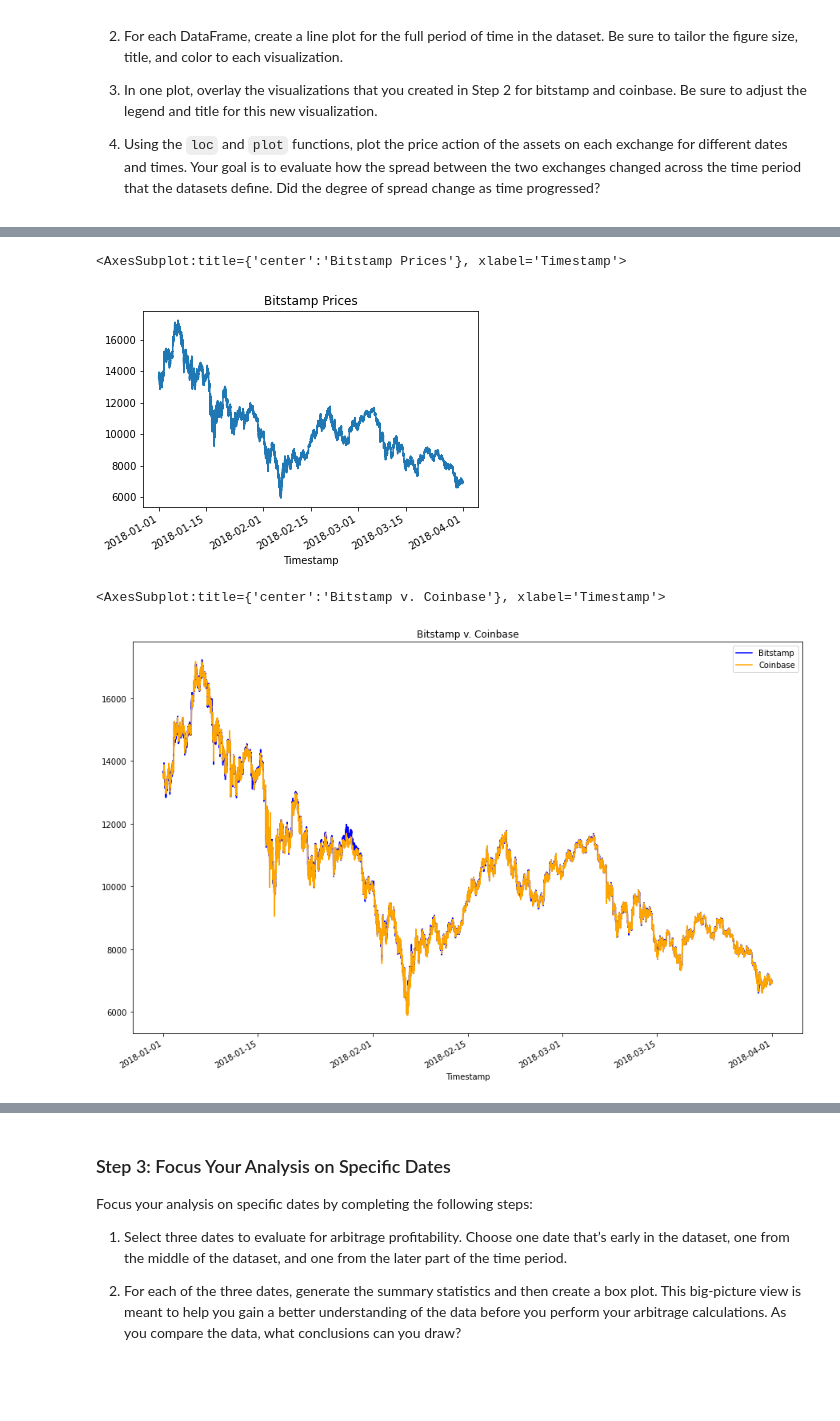
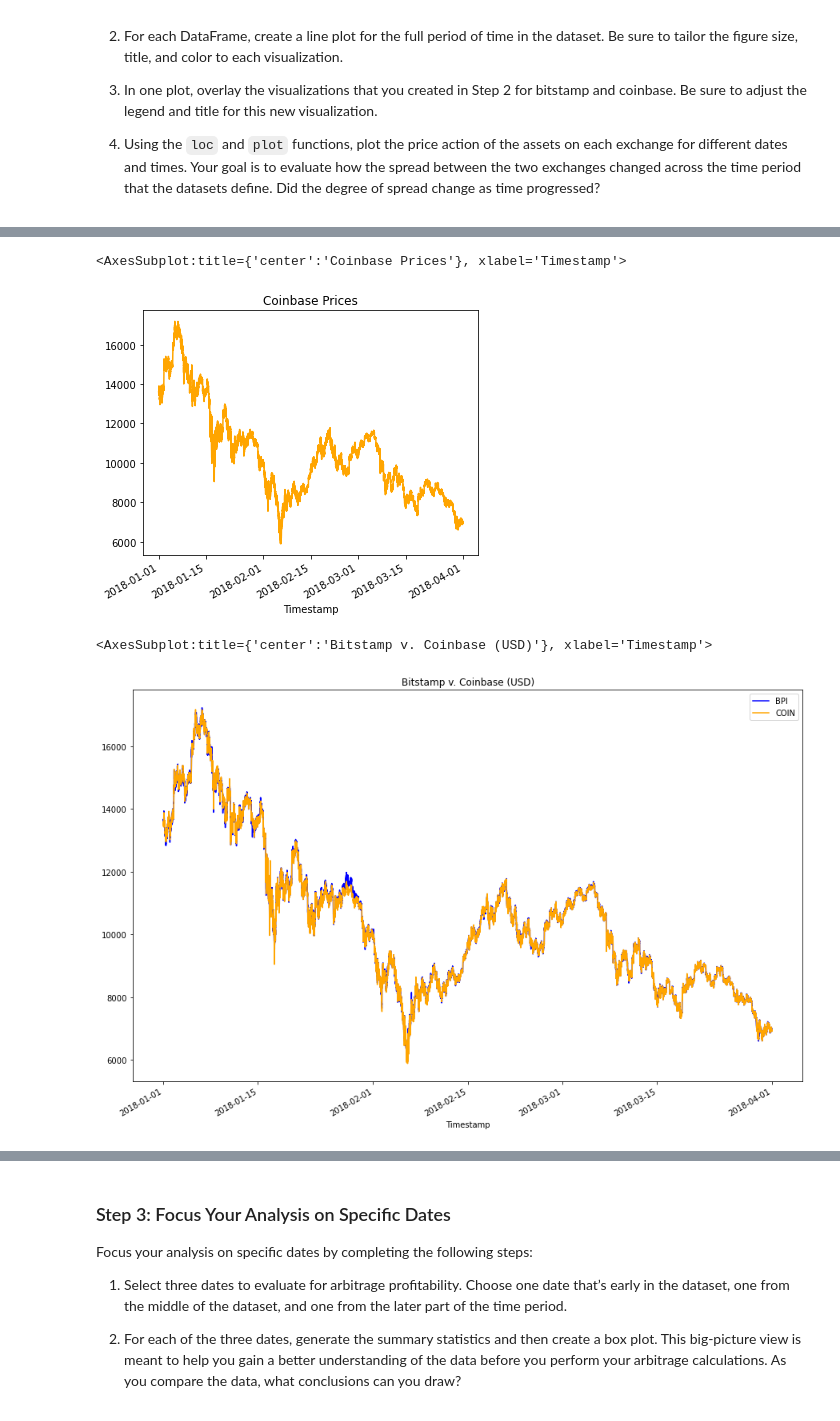
Before and after one commit to ALovettII/3-challenge, a Jupyter notebook: crypto_arbitrage.ipynb, the cells around one changed output, grey strips where cells are left out. Cells and saved outputs as stored; diff of their text form; code cells hidden in the pictures; blank space fills up the shorter version.

```diff
--- a/crypto_arbitrage.ipynb
+++ b/crypto_arbitrage.ipynb
@@ -242,18 +243,22 @@ Sort through the time series data associated with the bitstamp and coinbase Data
 # %%
 # Create a line plot for the coinbase DataFrame for the full length of time in the dataset
 # Be sure that the figure size, title, and color are tailored to each visualization
-# YOUR CODE HERE
+coinbase_sliced.plot(
+    legend=False, figsize=(6,5), title="Coinbase Prices", color="orange", label="COIN")
 # %% [output]
-<AxesSubplot:title={'center':'Bitstamp Prices'}, xlabel='Timestamp'>
+<AxesSubplot:title={'center':'Coinbase Prices'}, xlabel='Timestamp'>
-[figure, old version]
+[figure, new version]
 # %%
 # Overlay the visualizations for the bitstamp and coinbase DataFrames in one plot
 # The plot should visualize the prices over the full lenth of the dataset
 # Be sure to include the parameters: legend, figure size, title, and color and label
-# YOUR CODE HERE
+bitstamp_sliced.plot(
+    legend=True, figsize=(15,10), title="Bitstamp v. Coinbase (USD)", color="blue", label="BPI")
+coinbase_sliced.plot(
+    legend=True, figsize=(15,10), color="orange", label="COIN")
 # %% [output]
-<AxesSubplot:title={'center':'Bitstamp v. Coinbase'}, xlabel='Timestamp'>
+<AxesSubplot:title={'center':'Bitstamp v. Coinbase (USD)'}, xlabel='Timestamp'>
-[figure, old version]
+[figure, new version]
 # %%
 # Using the loc and plot functions, create an overlay plot that visualizes
 # the price action of both DataFrames for a one month period early in the dataset
```
Also changed, not shown: parts of 6 cells of this notebook.
